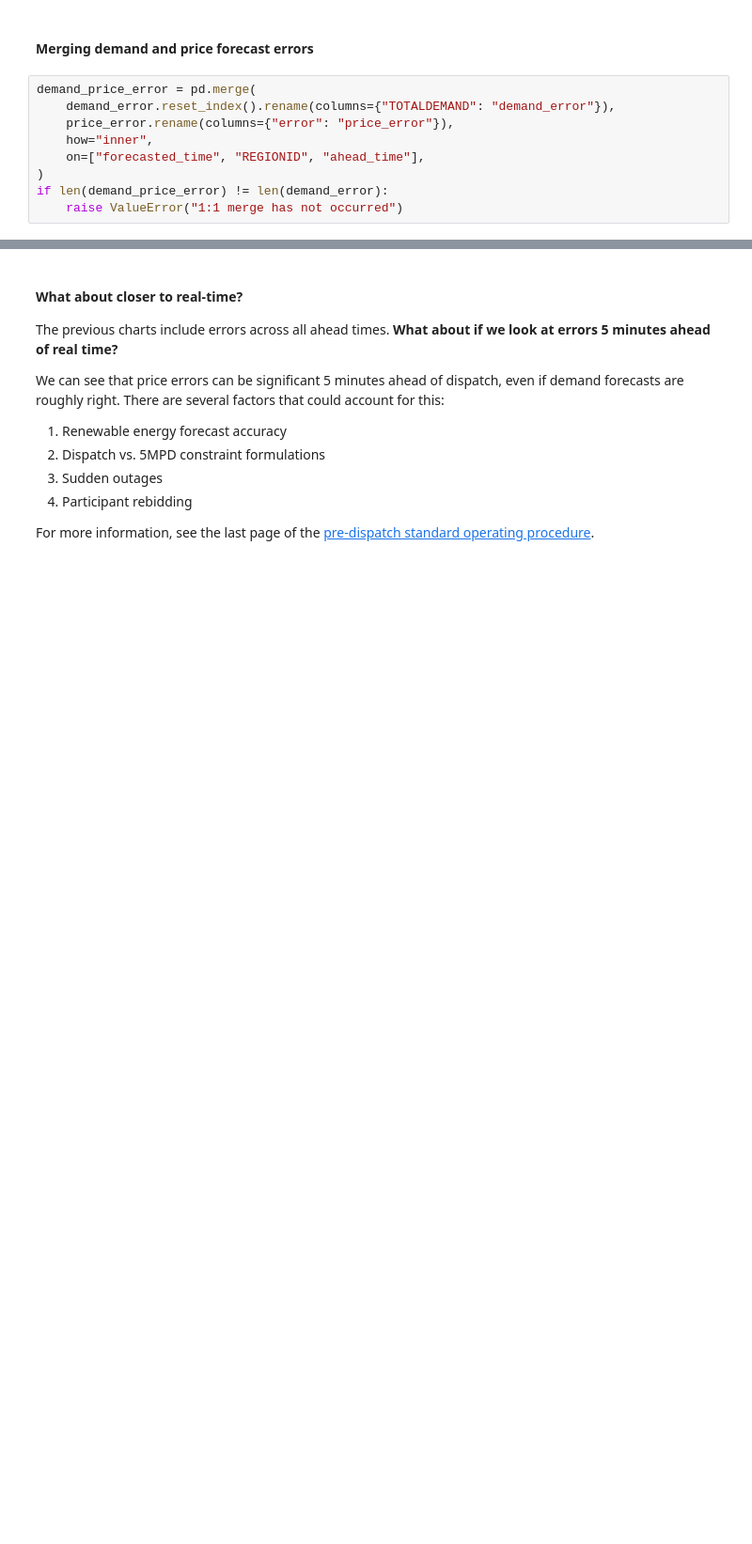
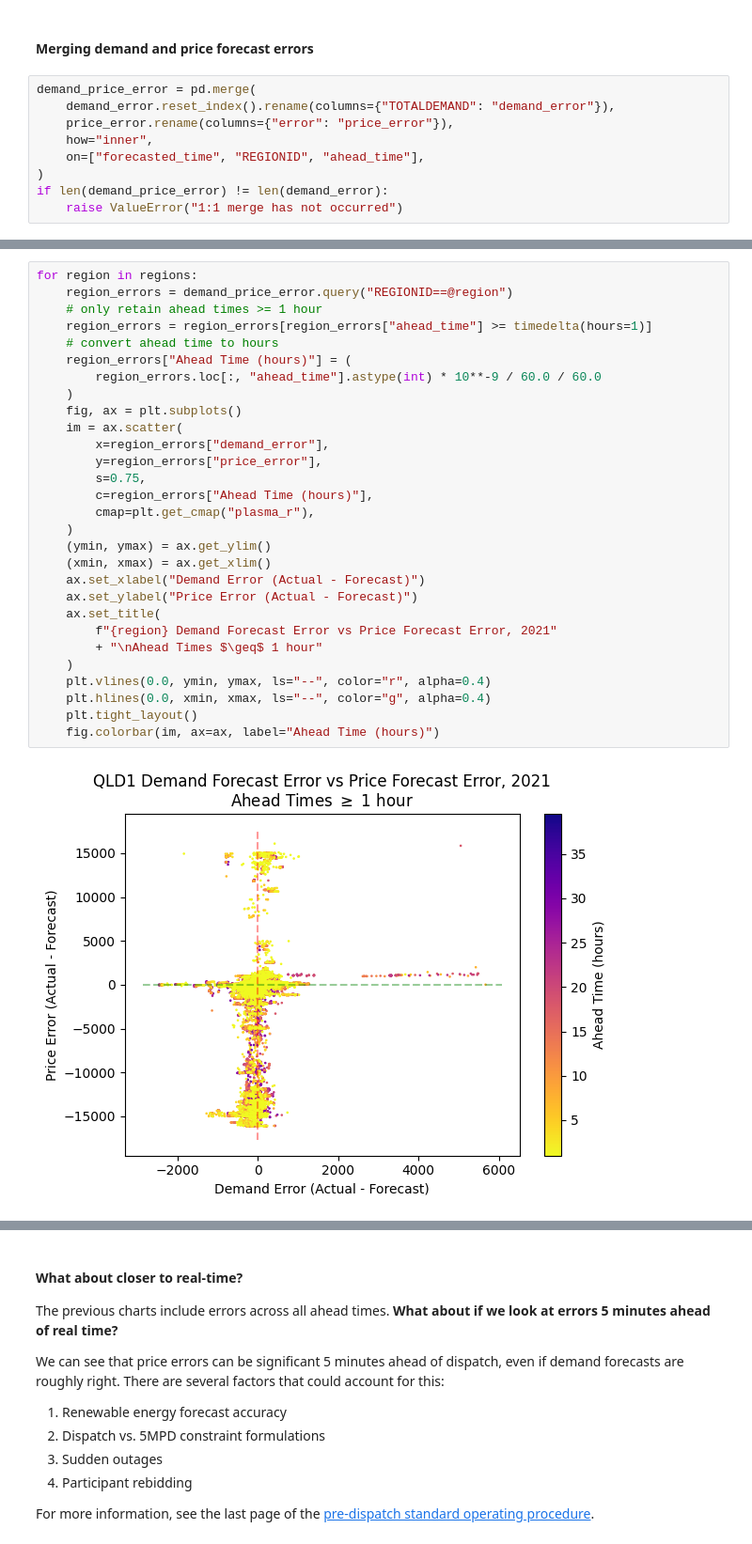
Before and after one commit to UNSW-CEEM/NEMSEER, a Jupyter notebook: docs/source/examples/price_convergence_2021.ipynb, the cells around one changed output, grey strips where cells are left out. Shown at 94% size. Drawn from its saved outputs; the diff is of its cells as text; blank space fills up the shorter version.

```diff
--- a/docs/source/examples/price_convergence_2021.ipynb
+++ b/docs/source/examples/price_convergence_2021.ipynb
@@ -896,0 +910,31 @@ for region in regions:
+# %%
+for region in regions:
+    region_errors = demand_price_error.query("REGIONID==@region")
+    # only retain ahead times >= 1 hour
+    region_errors = region_errors[region_errors["ahead_time"] >= timedelta(hours=1)]
+    # convert ahead time to hours
+    region_errors["Ahead Time (hours)"] = (
+        region_errors.loc[:, "ahead_time"].astype(int) * 10**-9 / 60.0 / 60.0
+    )
+    fig, ax = plt.subplots()
+    im = ax.scatter(
+        x=region_errors["demand_error"],
+        y=region_errors["price_error"],
+        s=0.75,
+        c=region_errors["Ahead Time (hours)"],
+        cmap=plt.get_cmap("plasma_r"),
+    )
+    (ymin, ymax) = ax.get_ylim()
+    (xmin, xmax) = ax.get_xlim()
+    ax.set_xlabel("Demand Error (Actual - Forecast)")
+    ax.set_ylabel("Price Error (Actual - Forecast)")
+    ax.set_title(
+        f"{region} Demand Forecast Error vs Price Forecast Error, 2021"
+        + "\nAhead Times $\geq$ 1 hour"
+    )
+    plt.vlines(0.0, ymin, ymax, ls="--", color="r", alpha=0.4)
+    plt.hlines(0.0, xmin, xmax, ls="--", color="g", alpha=0.4)
+    plt.tight_layout()
+    fig.colorbar(im, ax=ax, label="Ahead Time (hours)")
+# %% [output]
+[figure, added]
```
Also changed, not shown: parts of 6 cells of this notebook, 5 other files.
